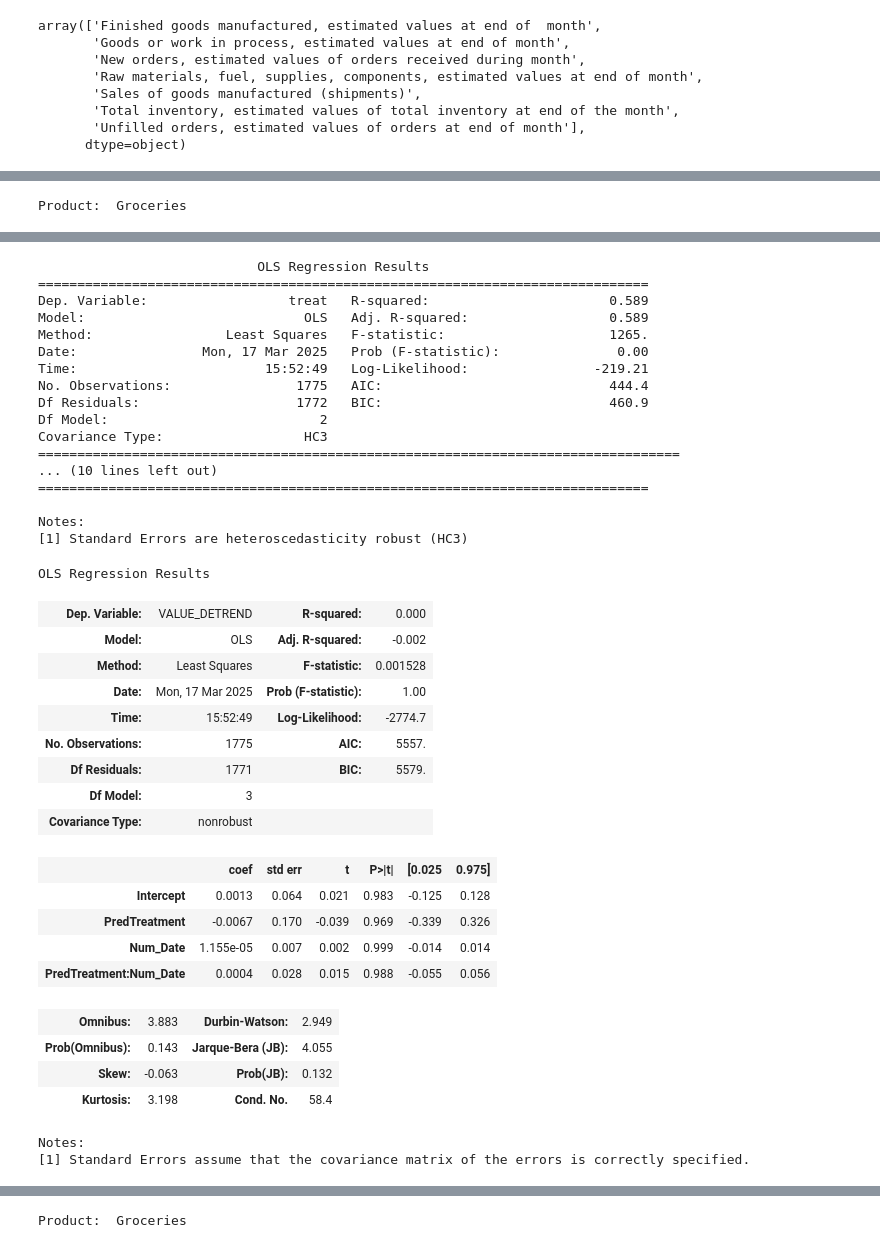
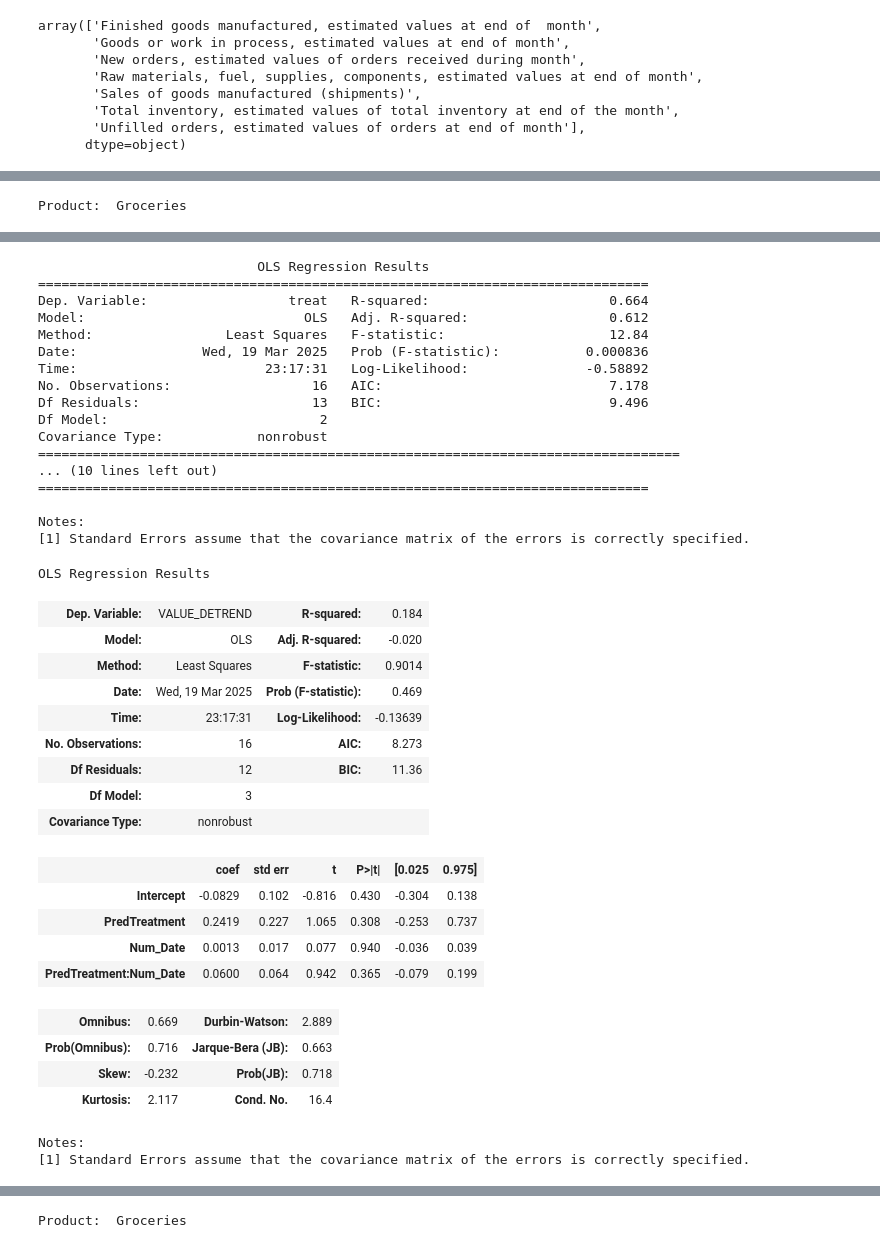
Before and after one commit to MADS-Lions/GoodsComparison2018Tariffs, a Jupyter notebook: notebooks/Official_Differences_and_RC.ipynb, the cells around one changed output, grey strips where cells are left out. Drawn from its saved outputs; the diff is of its cells as text; code cells hidden in the pictures.

```diff
--- a/notebooks/Official_Differences_and_RC.ipynb
+++ b/notebooks/Official_Differences_and_RC.ipynb
@@ -717,49 +481,49 @@ Notes:
 # %%
 #Next lets compare with RD the tariff / IP trails period to the Chinese hike in tariffs
-model_groceries_longterm_recovery = regression_discontinuity_model(df_Canada_CPI_Scaled, 'Groceries', '2018-02-01', '2020-02-01', '2018-09-01', '2019-02-01')
+model_groceries_longterm_recovery, _, _, _ = regression_discontinuity_model(df_Canada_CPI_groupby, 'Groceries', '2018-02-01', '2019-05-01', '2018-11-01', '2019-02-01', heteroskedasticity='nonrobust')
 
 model_groceries_longterm_recovery.summary()
 # %% [output]
 Product:  Groceries
 [interactive output not drawn]
 [interactive output not drawn]
 [interactive output not drawn]
                             OLS Regression Results
 ==============================================================================
-Dep. Variable:                  treat   R-squared:                       0.589
-Model:                            OLS   Adj. R-squared:                  0.589
-Method:                 Least Squares   F-statistic:                     1265.
-Date:                Mon, 17 Mar 2025   Prob (F-statistic):               0.00
-Time:                        15:52:49   Log-Likelihood:                -219.21
-No. Observations:                1775   AIC:                             444.4
-Df Residuals:                    1772   BIC:                             460.9
+Dep. Variable:                  treat   R-squared:                       0.664
+Model:                            OLS   Adj. R-squared:                  0.612
+Method:                 Least Squares   F-statistic:                     12.84
+Date:                Wed, 19 Mar 2025   Prob (F-statistic):           0.000836
+Time:                        23:17:31   Log-Likelihood:               -0.58892
+No. Observations:                  16   AIC:                             7.178
+Df Residuals:                      13   BIC:                             9.496
 Df Model:                           2
-Covariance Type:                  HC3
+Covariance Type:            nonrobust
 ==================================================================================
 ... (10 lines left out)
 ==============================================================================
 
 Notes:
-[1] Standard Errors are heteroscedasticity robust (HC3)
+[1] Standard Errors assume that the covariance matrix of the errors is correctly specified.
 OLS Regression Results
-| Dep. Variable: | VALUE_DETREND | R-squared: | 0.000 |
-| Model: | OLS | Adj. R-squared: | -0.002 |
-| Method: | Least Squares | F-statistic: | 0.001528 |
-| Date: | Mon, 17 Mar 2025 | Prob (F-statistic): | 1.00 |
-| Time: | 15:52:49 | Log-Likelihood: | -2774.7 |
-| No. Observations: | 1775 | AIC: | 5557. |
-| Df Residuals: | 1771 | BIC: | 5579. |
+| Dep. Variable: | VALUE_DETREND | R-squared: | 0.184 |
+| Model: | OLS | Adj. R-squared: | -0.020 |
+| Method: | Least Squares | F-statistic: | 0.9014 |
+| Date: | Wed, 19 Mar 2025 | Prob (F-statistic): | 0.469 |
+| Time: | 23:17:31 | Log-Likelihood: | -0.13639 |
+| No. Observations: | 16 | AIC: | 8.273 |
+| Df Residuals: | 12 | BIC: | 11.36 |
 | Df Model: | 3 |  |  |
 | Covariance Type: | nonrobust |  |  |
 |  | coef | std err | t | P>|t| | [0.025 | 0.975] |
-| Intercept | 0.0013 | 0.064 | 0.021 | 0.983 | -0.125 | 0.128 |
-| PredTreatment | -0.0067 | 0.170 | -0.039 | 0.969 | -0.339 | 0.326 |
-| Num_Date | 1.155e-05 | 0.007 | 0.002 | 0.999 | -0.014 | 0.014 |
-| PredTreatment:Num_Date | 0.0004 | 0.028 | 0.015 | 0.988 | -0.055 | 0.056 |
+| Intercept | -0.0829 | 0.102 | -0.816 | 0.430 | -0.304 | 0.138 |
+| PredTreatment | 0.2419 | 0.227 | 1.065 | 0.308 | -0.253 | 0.737 |
+| Num_Date | 0.0013 | 0.017 | 0.077 | 0.940 | -0.036 | 0.039 |
+| PredTreatment:Num_Date | 0.0600 | 0.064 | 0.942 | 0.365 | -0.079 | 0.199 |
-| Omnibus: | 3.883 | Durbin-Watson: | 2.949 |
-| Prob(Omnibus): | 0.143 | Jarque-Bera (JB): | 4.055 |
-| Skew: | -0.063 | Prob(JB): | 0.132 |
-| Kurtosis: | 3.198 | Cond. No. | 58.4 |
+| Omnibus: | 0.669 | Durbin-Watson: | 2.889 |
+| Prob(Omnibus): | 0.716 | Jarque-Bera (JB): | 0.663 |
+| Skew: | -0.232 | Prob(JB): | 0.718 |
+| Kurtosis: | 2.117 | Cond. No. | 16.4 |
 Notes:
 [1] Standard Errors assume that the covariance matrix of the errors is correctly specified.
 # %%
```
Also changed, not shown: parts of 38 cells of this notebook.
